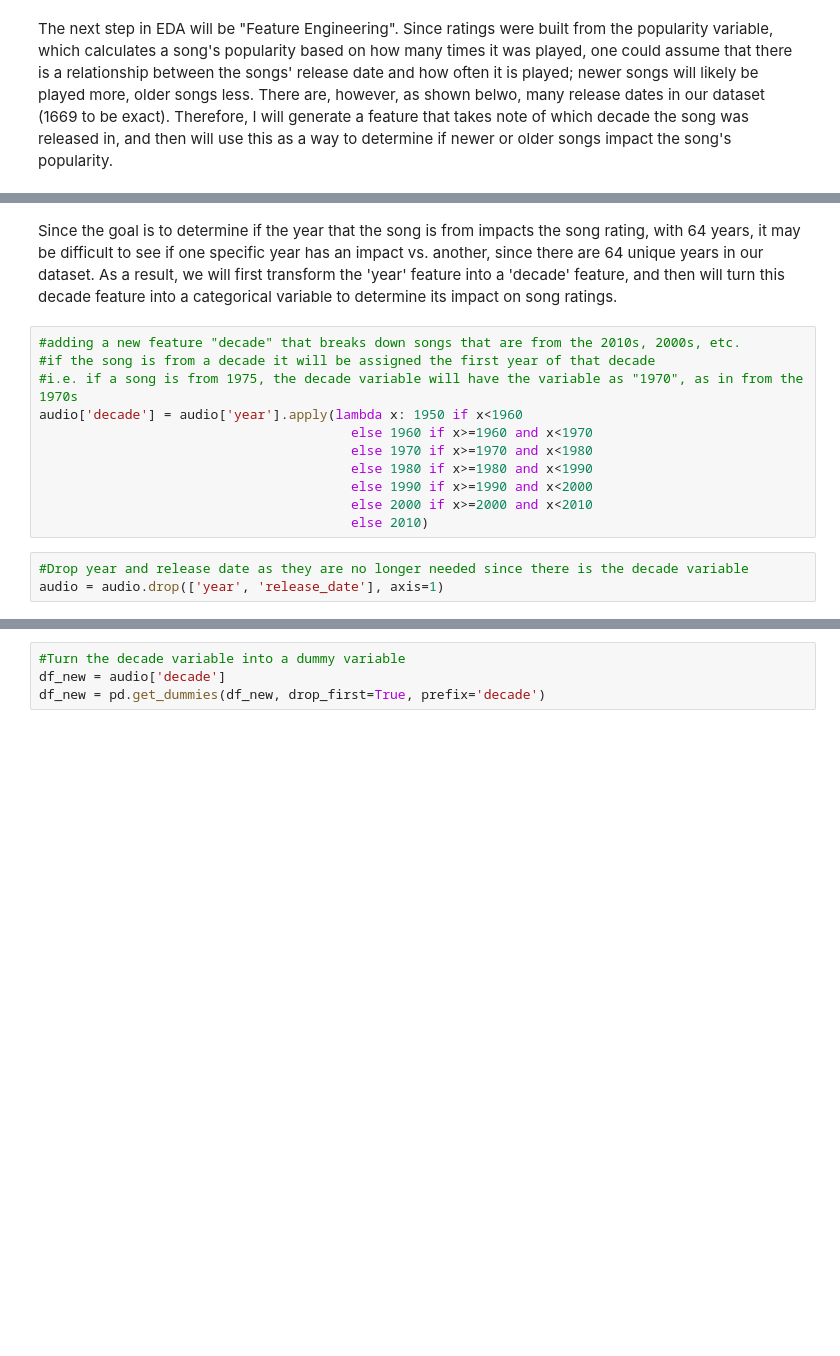
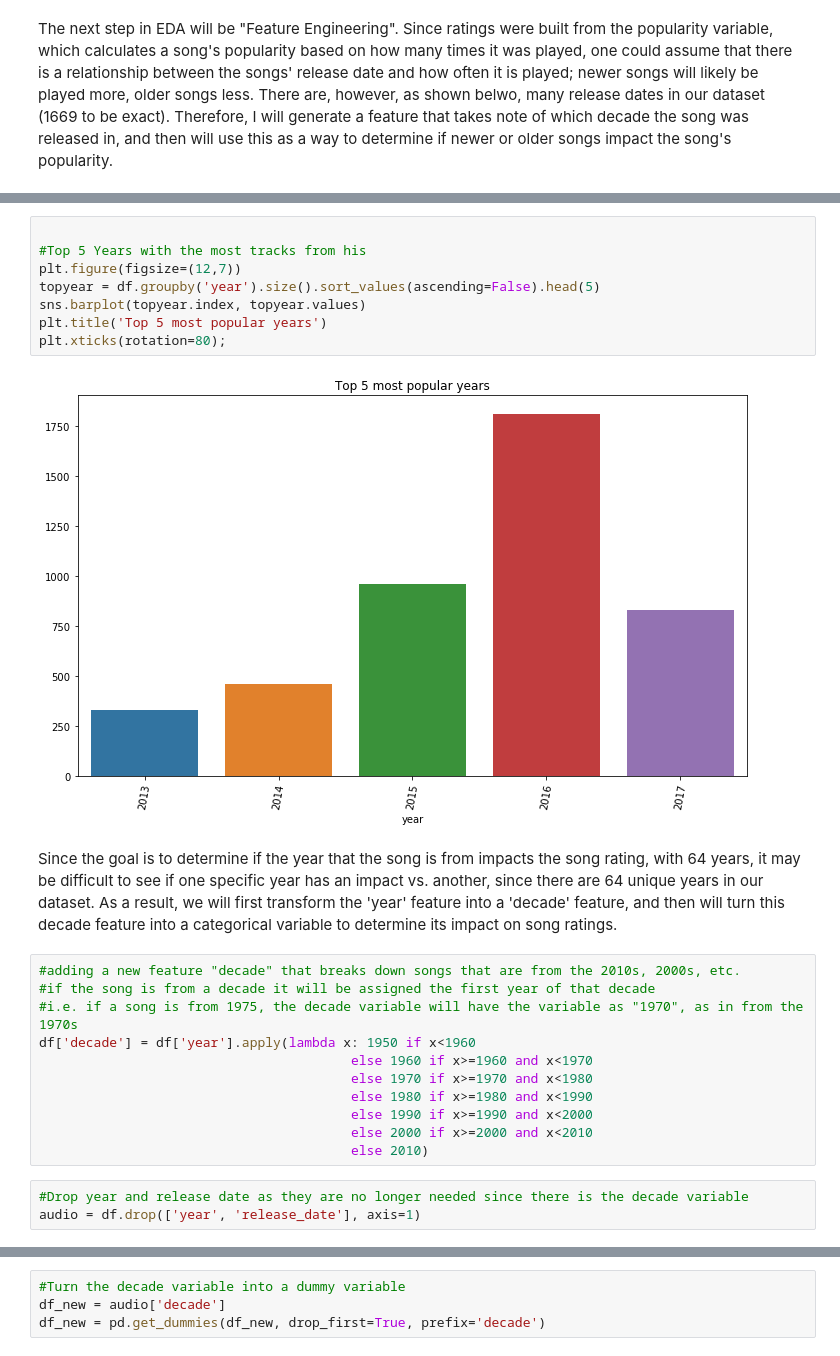
Before and after one commit to adinas94/Spotify_Recommendation_System, a Jupyter notebook: EDA.ipynb, the cells around one changed output, grey strips where cells are left out. Cells and saved outputs as stored; diff of their text form; blank space fills up the shorter version.

```diff
--- a/EDA.ipynb
+++ b/EDA.ipynb
@@ -413,12 +389,22 @@ audio['year'].nunique()
 # %% [output]
 64
+# %%
+
+#Top 5 Years with the most tracks from his
+plt.figure(figsize=(12,7))
+topyear = df.groupby('year').size().sort_values(ascending=False).head(5)
+sns.barplot(topyear.index, topyear.values)
+plt.title('Top 5 most popular years')
+plt.xticks(rotation=80);
+# %% [output]
+[figure, added]
 # %% [markdown]
 Since the goal is to determine if the year that the song is from impacts the song rating, with 64 years, it may be difficult to see if one specific year has an impact vs. another, since there are 64 unique years in our dataset. As a result, we will first transform the 'year' feature into a 'decade' feature, and then will turn this decade feature into a categorical variable to determine its impact on song ratings.
 # %%
 #adding a new feature "decade" that breaks down songs that are from the 2010s, 2000s, etc.
 #if the song is from a decade it will be assigned the first year of that decade
 #i.e. if a song is from 1975, the decade variable will have the variable as "1970", as in from the 1970s
-audio['decade'] = audio['year'].apply(lambda x: 1950 if x<1960
+df['decade'] = df['year'].apply(lambda x: 1950 if x<1960
                                         else 1960 if x>=1960 and x<1970
                                         else 1970 if x>=1970 and x<1980
                                         else 1980 if x>=1980 and x<1990
@@ -427,7 +413,7 @@ audio['decade'] = audio['year'].apply(lambda x: 1950 if x<1960
                                         else 2010)
 # %%
 #Drop year and release date as they are no longer needed since there is the decade variable
-audio = audio.drop(['year', 'release_date'], axis=1)
+audio = df.drop(['year', 'release_date'], axis=1)
 # %%
 #Display 5 rows of audio again
 audio.head()
```
Also changed, not shown: parts of 22 cells of this notebook, 3 other files.
